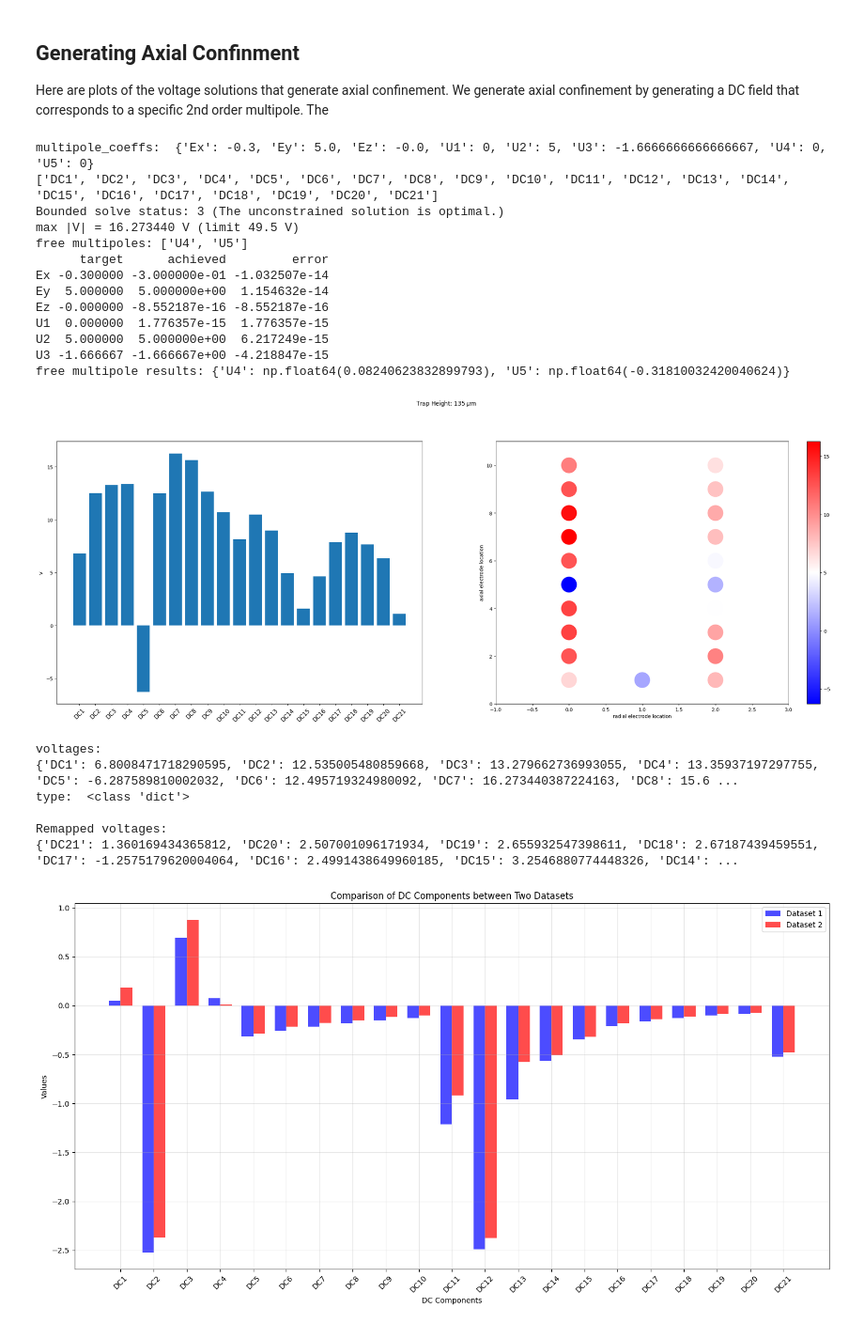
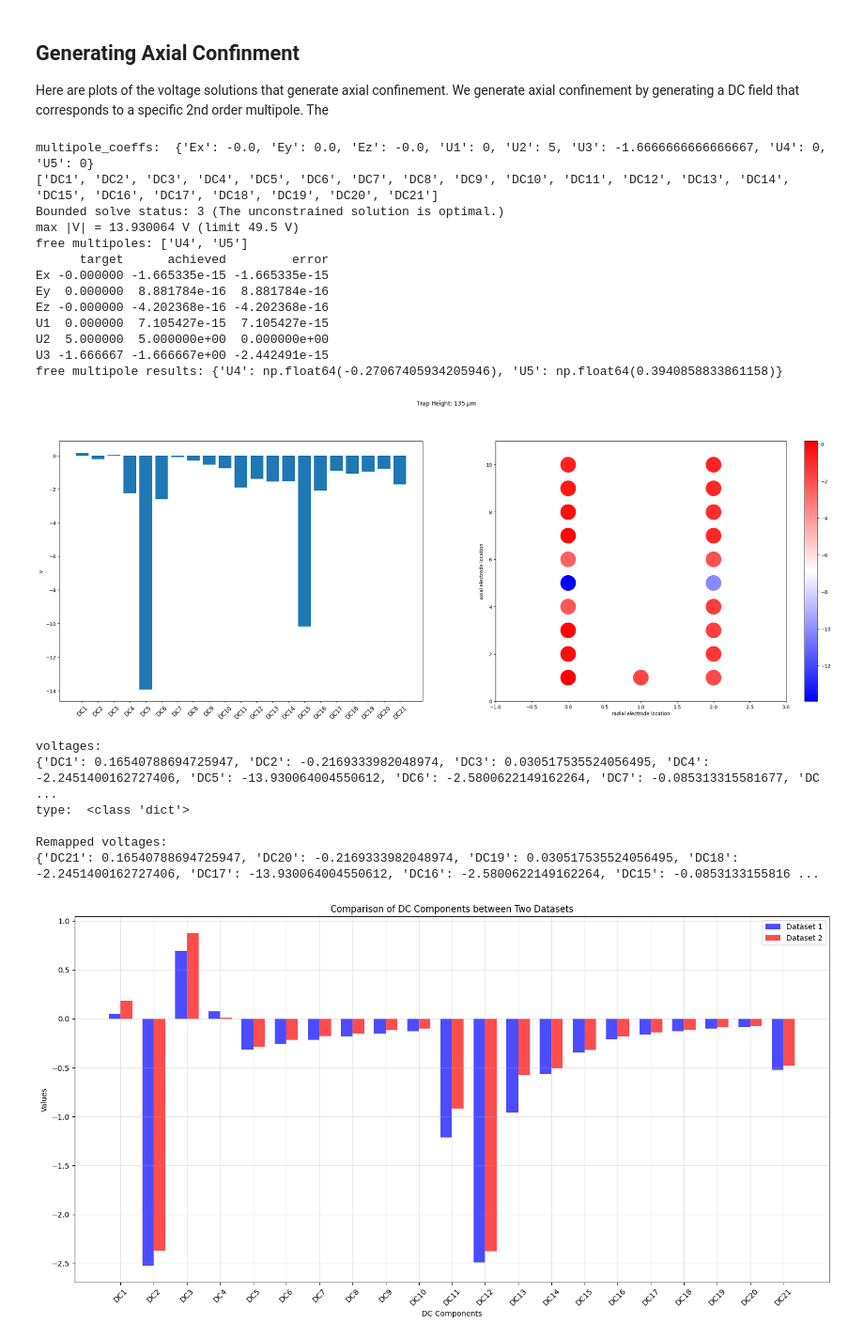
Before and after one commit to He-Wenhao/bem, a Jupyter notebook: examples/Integrated_photonics - Gen 2/III_Multipole_Expansion.ipynb, the cells around one changed output. Shown at 94% size. Saved outputs shown, nothing was run; the diff lists cells and outputs as text; code cells hidden in the pictures.

```diff
--- a/examples/Integrated_photonics - Gen 2/III_Multipole_Expansion.ipynb
+++ b/examples/Integrated_photonics - Gen 2/III_Multipole_Expansion.ipynb
@@ -421,8 +421,8 @@ zl0 = (zl_position + 0.0) *1e-3
 voltages = plot_muls(s,xl,zl0,roi,
                      height = yl*1e3,
                      ez = -0.0,  # - moves the ion to the camera x-axis
-                     ex = -0.3,  # + moves the ion to the camera negative x-axis
-                     ey = 5.0, # + means moving the ion to the camera x-axis
+                     ex = -0.0,  # + moves the ion to the camera negative x-axis
+                     ey = 0.0, # + means moving the ion to the camera x-axis
                      u2 = u2_value,
                      u5 = 0,
                      u1 = 0,
@@ -447,50 +447,50 @@ voltage_mapping = {
     "DC7": "DC15",
     "DC8": "DC14",
     "DC9": "DC13",
     "DC10": "DC12",
     "DC11": "DC10",
     "DC12": "DC9",
     "DC13": "DC8",
     "DC14": "DC7",
     "DC15": "DC6",
     "DC16": "DC5",
     "DC17": "DC4",
     "DC18": "DC3",
     "DC19": "DC2",
     "DC20": "DC1",
     "DC21": "DC11",
 }
 
 # # Remap the voltages dictionary keys using voltage_mapping. if there is no the corresponding key in the original dictionary, assign value 0.0 to the corresponding key in the remapped dictionary
 # remapped_voltages = {voltage_mapping.get(k, k): v for k, v in voltages.items()}
 # print(f"\nRemapped voltages: \n{remapped_voltages}")
 
 remapped_voltages = {
-    voltage_mapping.get(k, k): v / 5
+    voltage_mapping.get(k, k): v / 1
     for k, v in voltages.items()
 }
 print(f"\nRemapped voltages: \n{remapped_voltages}")
 # %% [output]
-multipole_coeffs:  {'Ex': -0.3, 'Ey': 5.0, 'Ez': -0.0, 'U1': 0, 'U2': 5, 'U3': -1.6666666666666667, 'U4': 0, 'U5': 0}
+multipole_coeffs:  {'Ex': -0.0, 'Ey': 0.0, 'Ez': -0.0, 'U1': 0, 'U2': 5, 'U3': -1.6666666666666667, 'U4': 0, 'U5': 0}
 ['DC1', 'DC2', 'DC3', 'DC4', 'DC5', 'DC6', 'DC7', 'DC8', 'DC9', 'DC10', 'DC11', 'DC12', 'DC13', 'DC14', 'DC15', 'DC16', 'DC17', 'DC18', 'DC19', 'DC20', 'DC21']
 Bounded solve status: 3 (The unconstrained solution is optimal.)
-max |V| = 16.273440 V (limit 49.5 V)
+max |V| = 13.930064 V (limit 49.5 V)
 free multipoles: ['U4', 'U5']
       target      achieved         error
-Ex -0.300000 -3.000000e-01 -1.032507e-14
-Ey  5.000000  5.000000e+00  1.154632e-14
-Ez -0.000000 -8.552187e-16 -8.552187e-16
-U1  0.000000  1.776357e-15  1.776357e-15
-U2  5.000000  5.000000e+00  6.217249e-15
-U3 -1.666667 -1.666667e+00 -4.218847e-15
-free multipole results: {'U4': np.float64(0.08240623832899793), 'U5': np.float64(-0.31810032420040624)}
+Ex -0.000000 -1.665335e-15 -1.665335e-15
+Ey  0.000000  8.881784e-16  8.881784e-16
+Ez -0.000000 -4.202368e-16 -4.202368e-16
+U1  0.000000  7.105427e-15  7.105427e-15
+U2  5.000000  5.000000e+00  0.000000e+00
+U3 -1.666667 -1.666667e+00 -2.442491e-15
+free multipole results: {'U4': np.float64(-0.27067405934205946), 'U5': np.float64(0.3940858833861158)}
-[figure, old version]
+[figure, new version]
 voltages:
-{'DC1': 6.8008471718290595, 'DC2': 12.535005480859668, 'DC3': 13.279662736993055, 'DC4': 13.35937197297755, 'DC5': -6.287589810002032, 'DC6': 12.495719324980092, 'DC7': 16.273440387224163, 'DC8': 15.6 ...
+{'DC1': 0.16540788694725947, 'DC2': -0.2169333982048974, 'DC3': 0.030517535524056495, 'DC4': -2.2451400162727406, 'DC5': -13.930064004550612, 'DC6': -2.5800622149162264, 'DC7': -0.085313315581677, 'DC ...
 type:  <class 'dict'>
 
 Remapped voltages:
-{'DC21': 1.360169434365812, 'DC20': 2.507001096171934, 'DC19': 2.655932547398611, 'DC18': 2.67187439459551, 'DC17': -1.2575179620004064, 'DC16': 2.4991438649960185, 'DC15': 3.2546880774448326, 'DC14': ...
+{'DC21': 0.16540788694725947, 'DC20': -0.2169333982048974, 'DC19': 0.030517535524056495, 'DC18': -2.2451400162727406, 'DC17': -13.930064004550612, 'DC16': -2.5800622149162264, 'DC15': -0.0853133155816 ...
 # %%
 import matplotlib.pyplot as plt
 import json
```
